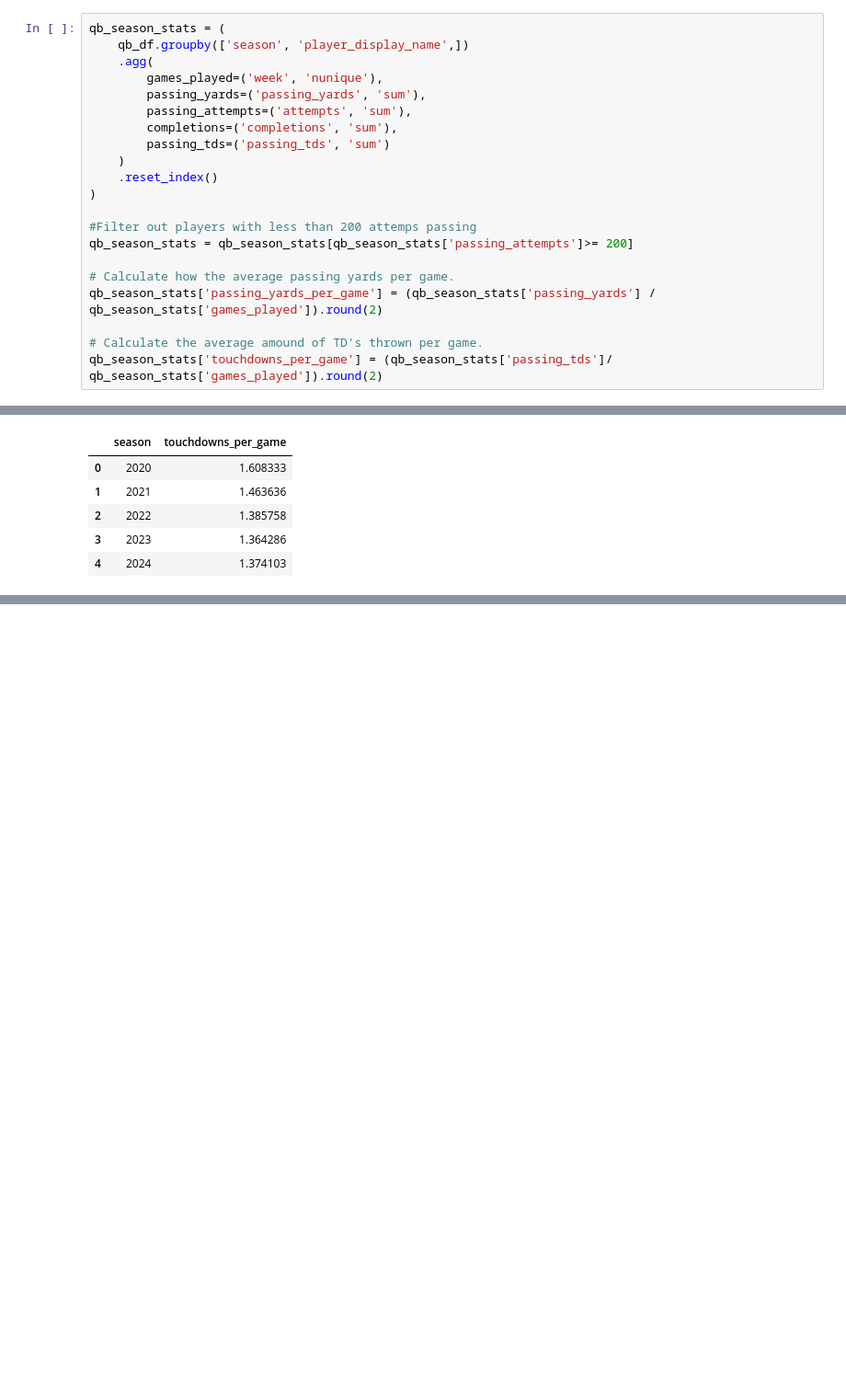
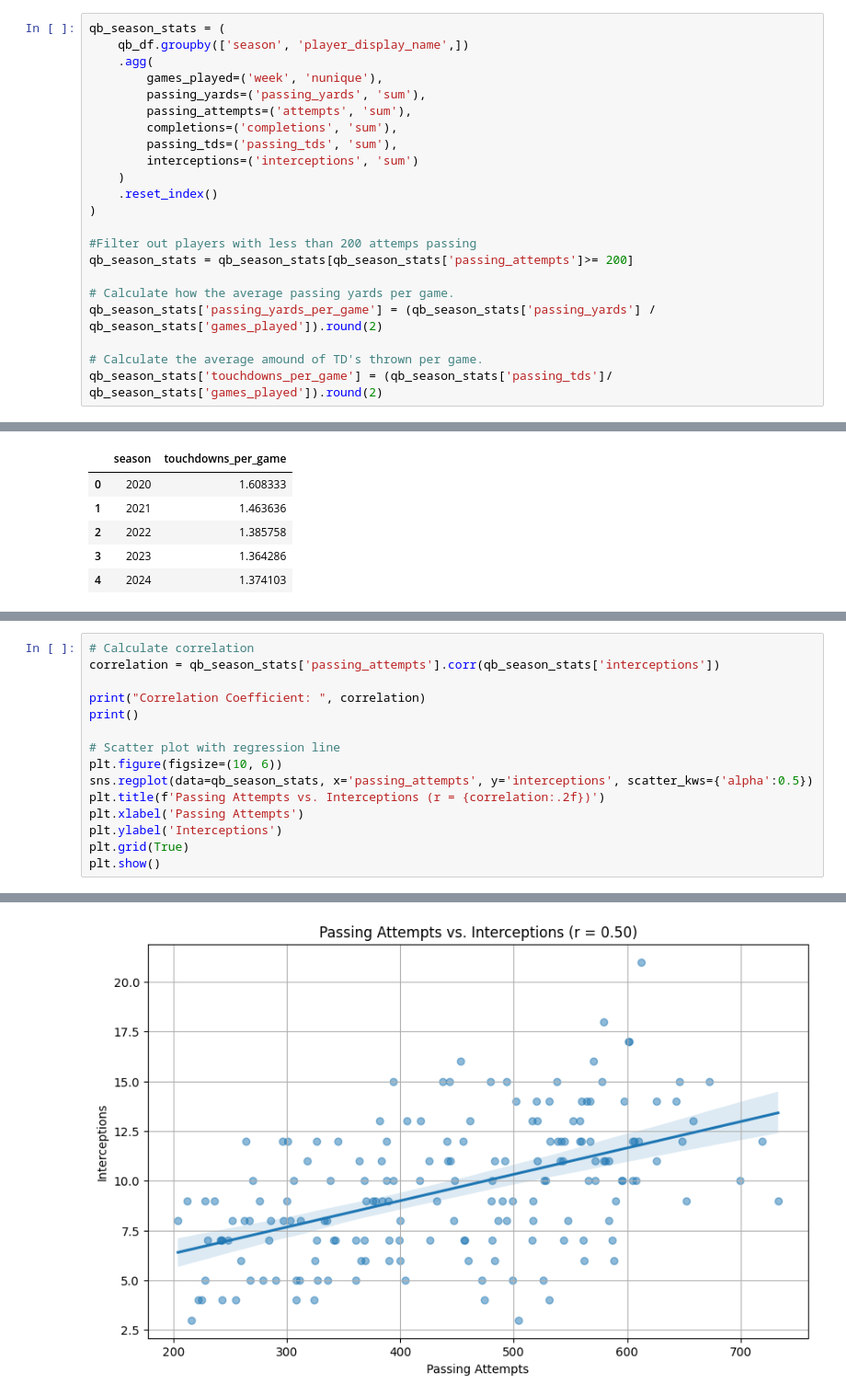
Before and after one commit to Rodea41/nfl_data_project, a Jupyter notebook: workbooks/main.ipynb, the cells around one changed output, grey strips where cells are left out. Shown: that part at 92% size. Cells and saved outputs as stored; diff of their text form; blank space fills up the shorter version.

```diff
--- a/workbooks/main.ipynb
+++ b/workbooks/main.ipynb
@@ -55,7 +52,8 @@ qb_season_stats = (
         passing_yards=('passing_yards', 'sum'),
         passing_attempts=('attempts', 'sum'),
         completions=('completions', 'sum'),
-        passing_tds=('passing_tds', 'sum')
+        passing_tds=('passing_tds', 'sum'),
+        interceptions=('interceptions', 'sum')
     )
     .reset_index()
 )
@@ -200,0 +195,16 @@ consistency_report = qb_season_stats[qb_season_stats['player_name'].isin(consist
+# %%
+# Calculate correlation
+correlation = qb_season_stats['passing_attempts'].corr(qb_season_stats['interceptions'])
+
+print("Correlation Coefficient: ", correlation)
+print()
+
+# Scatter plot with regression line
+plt.figure(figsize=(10, 6))
+sns.regplot(data=qb_season_stats, x='passing_attempts', y='interceptions', scatter_kws={'alpha':0.5})
+plt.title(f'Passing Attempts vs. Interceptions (r = {correlation:.2f})')
+plt.xlabel('Passing Attempts')
+plt.ylabel('Interceptions')
+plt.grid(True)
+plt.show()
+# %% [output]
@@ -200,0 +212 @@ consistency_report = qb_season_stats[qb_season_stats['player_name'].isin(consist
+[figure, added]
```
Also changed, not shown: parts of 22 cells of this notebook.
